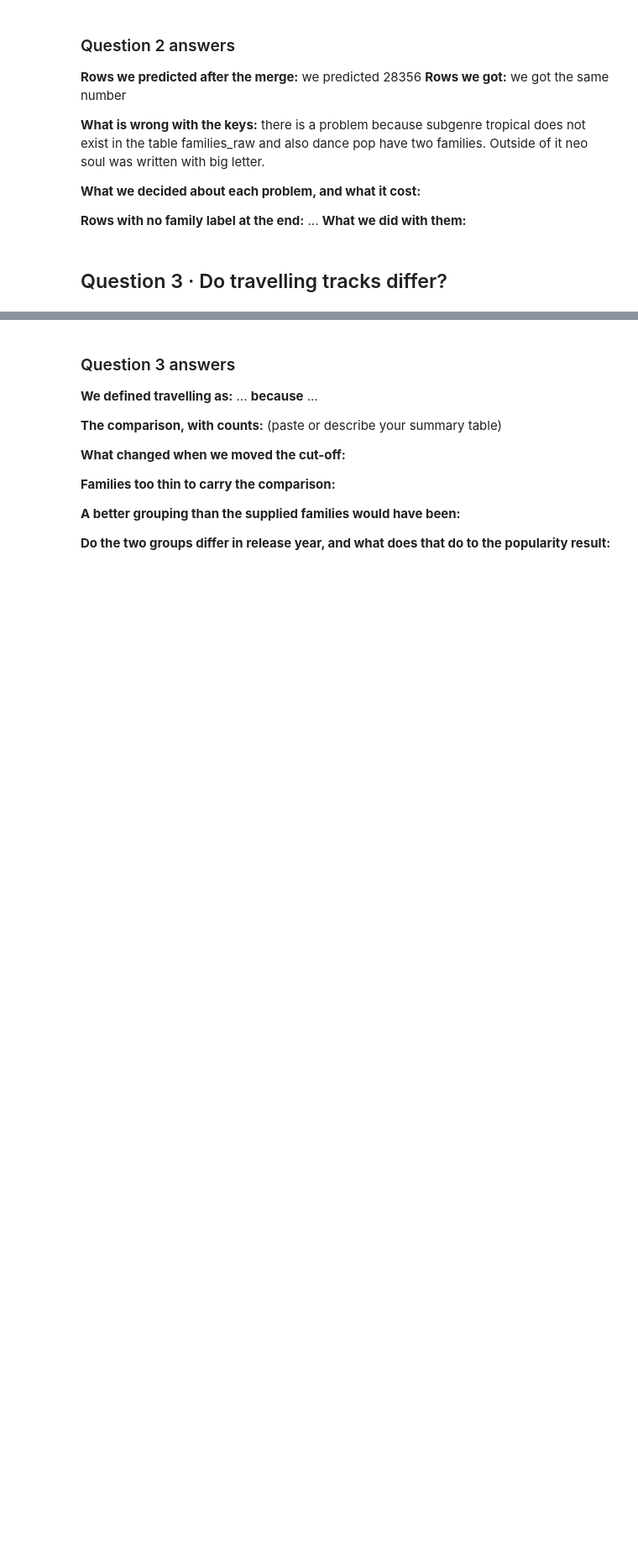
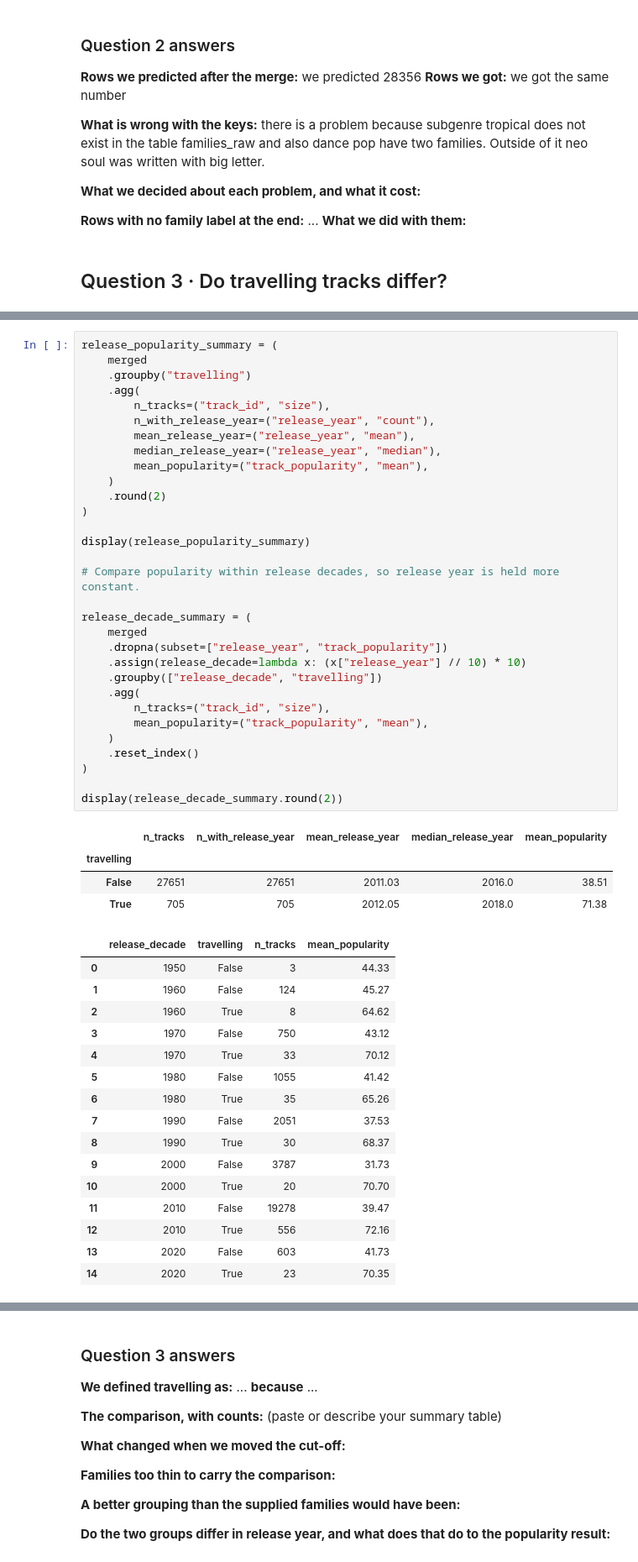
Before and after one commit to mrtchlpck/project-1-lecture, a Jupyter notebook: gotowa_wersja_notatnika_M1_assignment_2026_starter.ipynb, the cells around one changed output, grey strips where cells are left out. Shown at 84% size. Saved outputs shown, nothing was run; the diff lists cells and outputs as text; blank space fills up the shorter version.

```diff
--- a/gotowa_wersja_notatnika_M1_assignment_2026_starter.ipynb
+++ b/gotowa_wersja_notatnika_M1_assignment_2026_starter.ipynb
@@ -457,0 +477,52 @@ display(family_summary)
+# %%
+release_popularity_summary = (
+    merged
+    .groupby("travelling")
+    .agg(
+        n_tracks=("track_id", "size"),
+        n_with_release_year=("release_year", "count"),
+        mean_release_year=("release_year", "mean"),
+        median_release_year=("release_year", "median"),
+        mean_popularity=("track_popularity", "mean"),
+    )
+    .round(2)
+)
+
+display(release_popularity_summary)
+
+# Compare popularity within release decades, so release year is held more constant.
+
+release_decade_summary = (
+    merged
+    .dropna(subset=["release_year", "track_popularity"])
+    .assign(release_decade=lambda x: (x["release_year"] // 10) * 10)
+    .groupby(["release_decade", "travelling"])
+    .agg(
+        n_tracks=("track_id", "size"),
+        mean_popularity=("track_popularity", "mean"),
+    )
+    .reset_index()
+)
+
+display(release_decade_summary.round(2))
+# %% [output]
+|  | n_tracks | n_with_release_year | mean_release_year | median_release_year | mean_popularity |
+| travelling |  |  |  |  |  |
+| False | 27651 | 27651 | 2011.03 | 2016.0 | 38.51 |
+| True | 705 | 705 | 2012.05 | 2018.0 | 71.38 |
+|  | release_decade | travelling | n_tracks | mean_popularity |
+| 0 | 1950 | False | 3 | 44.33 |
+| 1 | 1960 | False | 124 | 45.27 |
+| 2 | 1960 | True | 8 | 64.62 |
+| 3 | 1970 | False | 750 | 43.12 |
+| 4 | 1970 | True | 33 | 70.12 |
+| 5 | 1980 | False | 1055 | 41.42 |
+| 6 | 1980 | True | 35 | 65.26 |
+| 7 | 1990 | False | 2051 | 37.53 |
+| 8 | 1990 | True | 30 | 68.37 |
+| 9 | 2000 | False | 3787 | 31.73 |
+| 10 | 2000 | True | 20 | 70.70 |
+| 11 | 2010 | False | 19278 | 39.47 |
+| 12 | 2010 | True | 556 | 72.16 |
+| 13 | 2020 | False | 603 | 41.73 |
+| 14 | 2020 | True | 23 | 70.35 |
```
Also changed, not shown: parts of 22 cells of this notebook.
